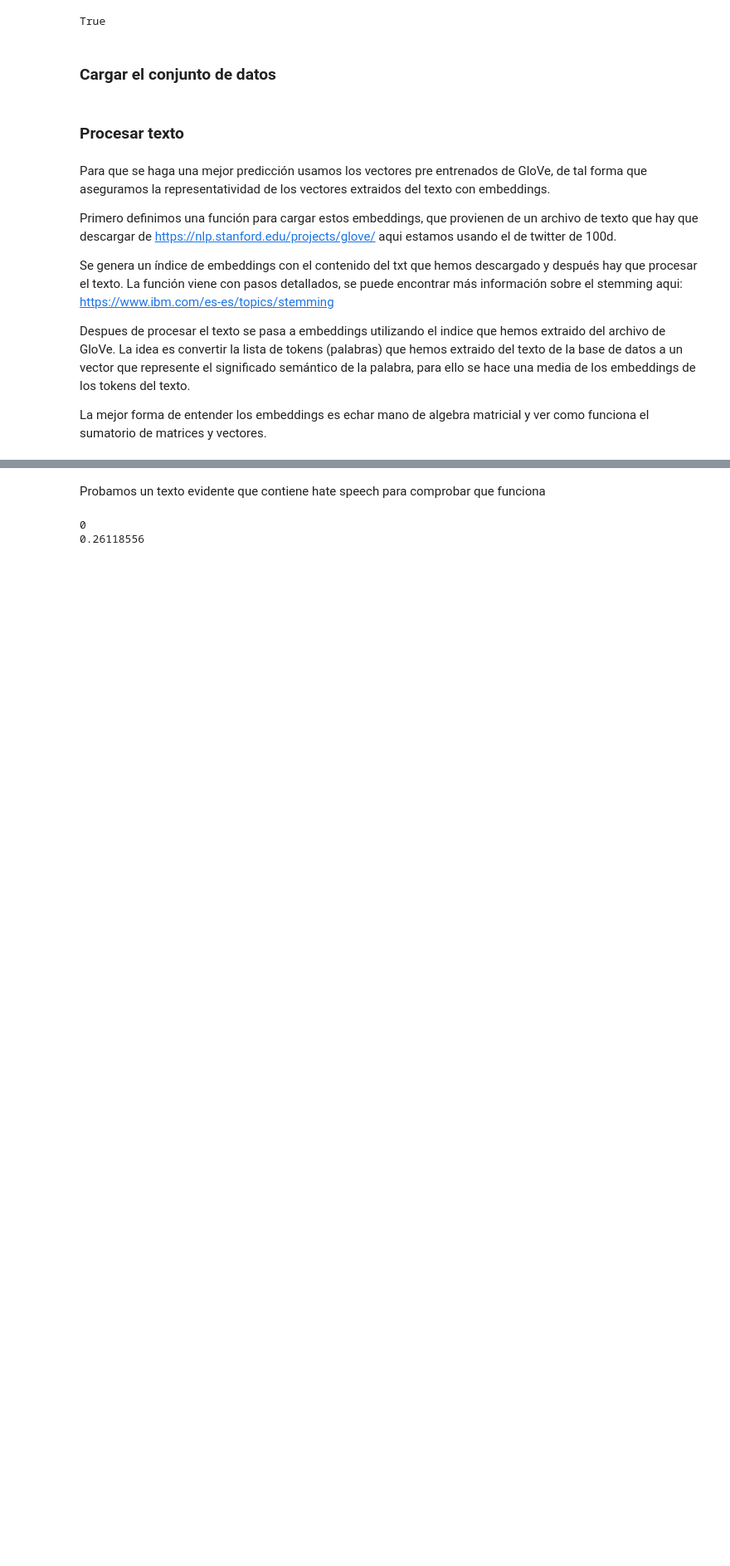
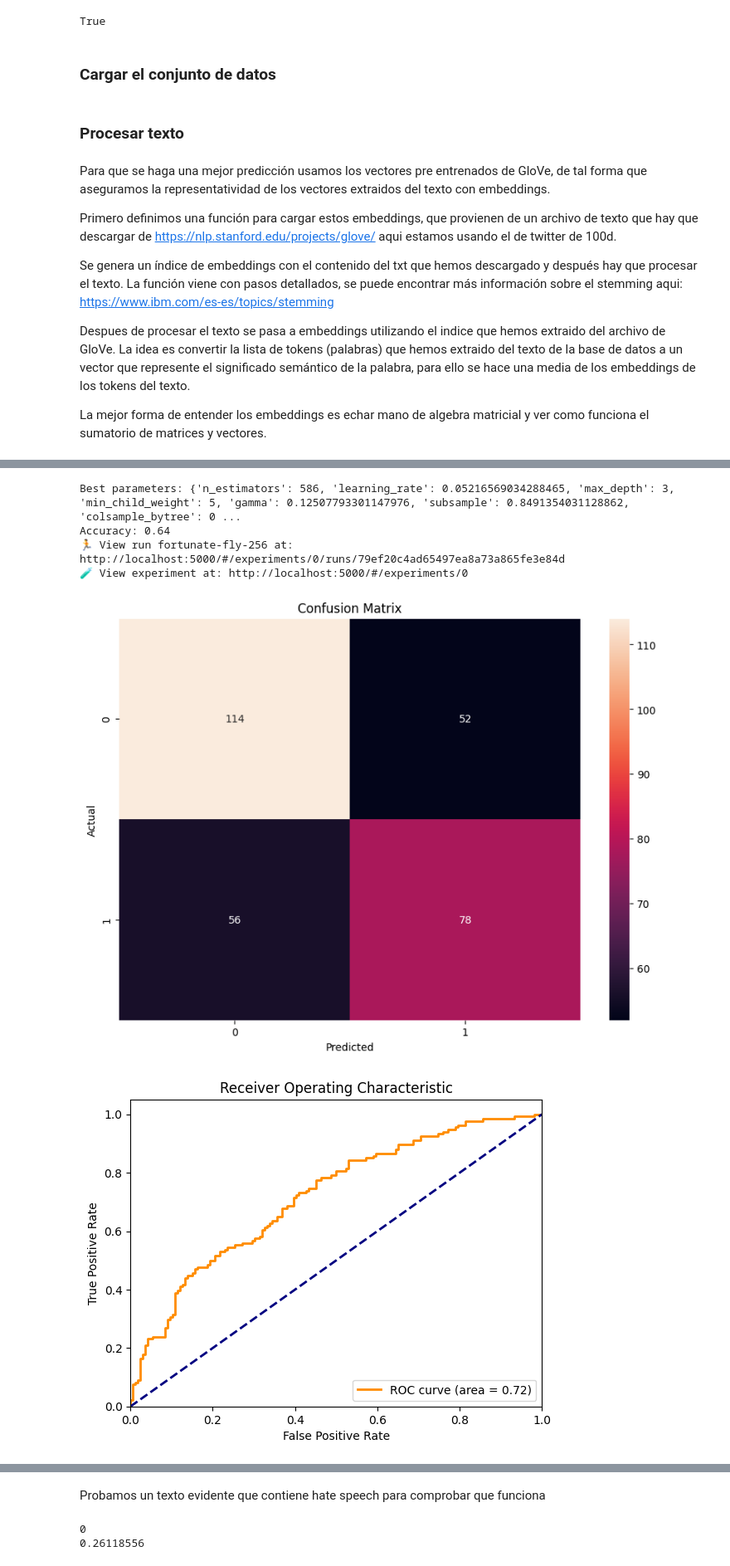
Before and after one commit to AI-School-F5-P3/NLP_Grupo3, a Jupyter notebook: Notebooks/Definición del modelo.ipynb, the cells around one changed output, grey strips where cells are left out. Shown at 83% size. Saved outputs shown, nothing was run; the diff lists cells and outputs as text; code cells hidden in the pictures; blank space fills up the shorter version.

```diff
--- a/Notebooks/Definición del modelo.ipynb
+++ b/Notebooks/Definición del modelo.ipynb
@@ -24,6 +27,8 @@ Ejecutar el código siguiente si es la primera vez que se trabaja con nltk. Si n
 [nltk_data] Downloading package punkt_tab to /home/carri/nltk_data...
 [nltk_data]   Unzipping tokenizers/punkt_tab.zip.
 True
+# %%
+mlflow.set_tracking_uri('http://localhost:5000')
 # %% [markdown]
 ### Cargar el conjunto de datos
 # %%
@@ -104,0 +152,55 @@ eval_set = [(X_train, y_train), (X_test, y_test)]
+# %%
+with mlflow.start_run():
+
+    study = optuna.create_study(direction = 'maximize')
+    study.optimize(objective, n_trials = 100)
+
+    best_params = study.best_params
+
+    for param_name, param_value in best_params.items():
+        mlflow.log_param(param_name, param_value)
+
+    final_model = XGBClassifier(**best_params)
+    final_model.fit(X_train, y_train)
+
+    y_pred = final_model.predict(X_test)
+    accuracy = accuracy_score(y_test, y_pred)
+    recall = recall_score(y_test, y_pred)
+    f1 = f1_score(y_test, y_pred)
+    loss = log_loss(y_test, final_model.predict_proba(X_test))
+
+    mlflow.log_metric("accuracy", accuracy)
+    mlflow.log_metric("recall", recall)
+    mlflow.log_metric("f1_score", f1)
+    mlflow.log_metric("log_loss", loss)
+
+    # Log the model
+    mlflow.sklearn.log_model(final_model, "model")
+
+    cm = confusion_matrix(y_test, y_pred)
+    plt.figure(figsize=(10, 7))
+    sns.heatmap(cm, annot=True, fmt='d')
+    plt.title('Confusion Matrix')
+    plt.xlabel('Predicted')
+    plt.ylabel('Actual')
+    plt.savefig("confusion_matrix.png")
+    mlflow.log_artifact("confusion_matrix.png")
+
+    # ROC Curve
+    fpr, tpr, _ = roc_curve(y_test, final_model.predict_proba(X_test)[:, 1])
+    roc_auc = auc(fpr, tpr)
+    plt.figure()
+    plt.plot(fpr, tpr, color='darkorange', lw=2, label='ROC curve (area = %0.2f)' % roc_auc)
+    plt.plot([0, 1], [0, 1], color='navy', lw=2, linestyle='--')
+    plt.xlim([0.0, 1.0])
+    plt.ylim([0.0, 1.05])
+    plt.xlabel('False Positive Rate')
+    plt.ylabel('True Positive Rate')
+    plt.title('Receiver Operating Characteristic')
+    plt.legend(loc="lower right")
+    plt.savefig("roc_curve.png")
+    mlflow.log_artifact("roc_curve.png")
+
+    print(f"Best parameters: {best_params}")
+    print(f"Accuracy: {accuracy}")
+# %% [output]
@@ -104,0 +224,6 @@ eval_set = [(X_train, y_train), (X_test, y_test)]
+Best parameters: {'n_estimators': 586, 'learning_rate': 0.05216569034288465, 'max_depth': 3, 'min_child_weight': 5, 'gamma': 0.12507793301147976, 'subsample': 0.8491354031128862, 'colsample_bytree': 0 ...
+Accuracy: 0.64
+🏃 View run fortunate-fly-256 at: http://localhost:5000/#/experiments/0/runs/79ef20c4ad65497ea8a73a865fe3e84d
+🧪 View experiment at: http://localhost:5000/#/experiments/0
+[figure, added]
+[figure, added]
```
Also changed, not shown: parts of 20 cells of this notebook, 4 other files.
